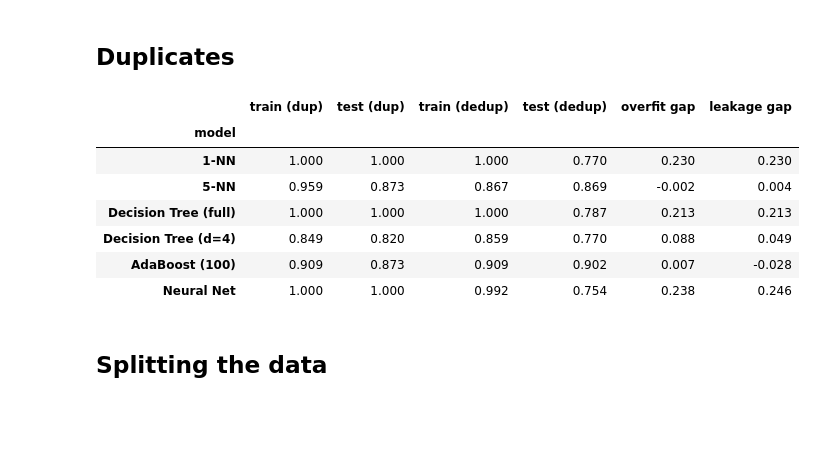
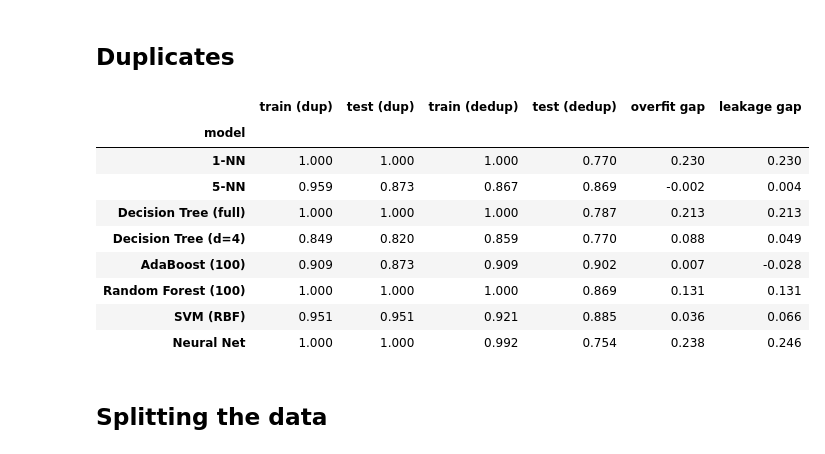
Before and after one commit to yonatang8675/ML_Project, a Jupyter notebook: notebooks/heart_disease.ipynb, the cells around one changed output. Saved outputs shown, nothing was run; the diff lists cells and outputs as text; code cells hidden in the pictures; blank space fills up the shorter version.

```diff
--- a/notebooks/heart_disease.ipynb
+++ b/notebooks/heart_disease.ipynb
@@ -104,36 +116,41 @@ experiments = {
     "Decision Tree (full)": (lambda: DecisionTreeClassifier(max_depth=None), False),
     "Decision Tree (d=4)":  (lambda: DecisionTreeClassifier(max_depth=4), False),
     "AdaBoost (100)":       (lambda: AdaBoostClassifier(n_estimators=100), False),
+    "Random Forest (100)":  (lambda: RandomForestClassifier(n_estimators=100,
+                                                            max_features="sqrt", seed=SEED), False),
+    "SVM (RBF)":            (lambda: SVMClassifier(C=1.0, kernel="rbf", gamma="scale"), True),
     "Neural Net":           (lambda: NeuralNetwork(hidden_layers=(16,), activation="relu",
                                                    lr=0.1, epochs=300, batch_size=32,
                                                    l2=1e-4, seed=SEED), True),
 }
 
 rows = []
 for name, (factory, scale) in experiments.items():
     exp = ev.duplicate_leakage_experiment(
         factory, X_raw, y_raw, X_unique, y_unique, seed=SEED, scale=scale
     )
     rows.append({
         "model":              name,
         "train (dup)":        exp["train_accuracy_with_duplicates"],
         "test (dup)":         exp["accuracy_with_duplicates"],
         "train (dedup)":      exp["train_accuracy_deduplicated"],
         "test (dedup)":       exp["accuracy_deduplicated"],
         "overfit gap":        exp["train_accuracy_deduplicated"] - exp["accuracy_deduplicated"],
         "leakage gap":        exp["accuracy_with_duplicates"] - exp["accuracy_deduplicated"],
     })
 
 leakage_df = pd.DataFrame(rows).set_index("model")
 leakage_df
 # %% [output]
 |  | train (dup) | test (dup) | train (dedup) | test (dedup) | overfit gap | leakage gap |
 | model |  |  |  |  |  |  |
 | 1-NN | 1.000 | 1.000 | 1.000 | 0.770 | 0.230 | 0.230 |
 | 5-NN | 0.959 | 0.873 | 0.867 | 0.869 | -0.002 | 0.004 |
 | Decision Tree (full) | 1.000 | 1.000 | 1.000 | 0.787 | 0.213 | 0.213 |
 | Decision Tree (d=4) | 0.849 | 0.820 | 0.859 | 0.770 | 0.088 | 0.049 |
 | AdaBoost (100) | 0.909 | 0.873 | 0.909 | 0.902 | 0.007 | -0.028 |
+| Random Forest (100) | 1.000 | 1.000 | 1.000 | 0.869 | 0.131 | 0.131 |
+| SVM (RBF) | 0.951 | 0.951 | 0.921 | 0.885 | 0.036 | 0.066 |
 | Neural Net | 1.000 | 1.000 | 0.992 | 0.754 | 0.238 | 0.246 |
 # %% [markdown]
 ## Splitting the data
```
Also changed, not shown: parts of 13 cells of this notebook, 5 other files.
